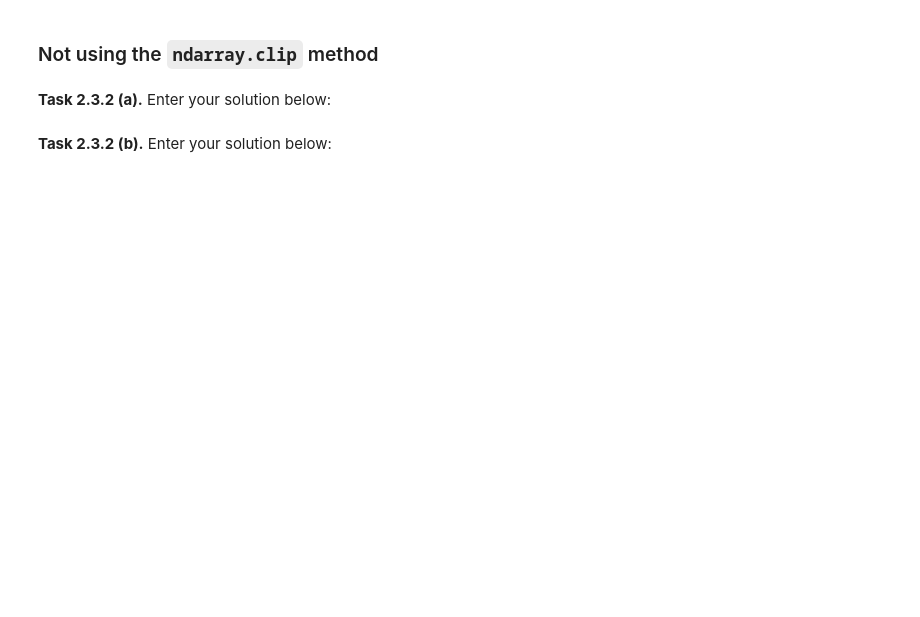
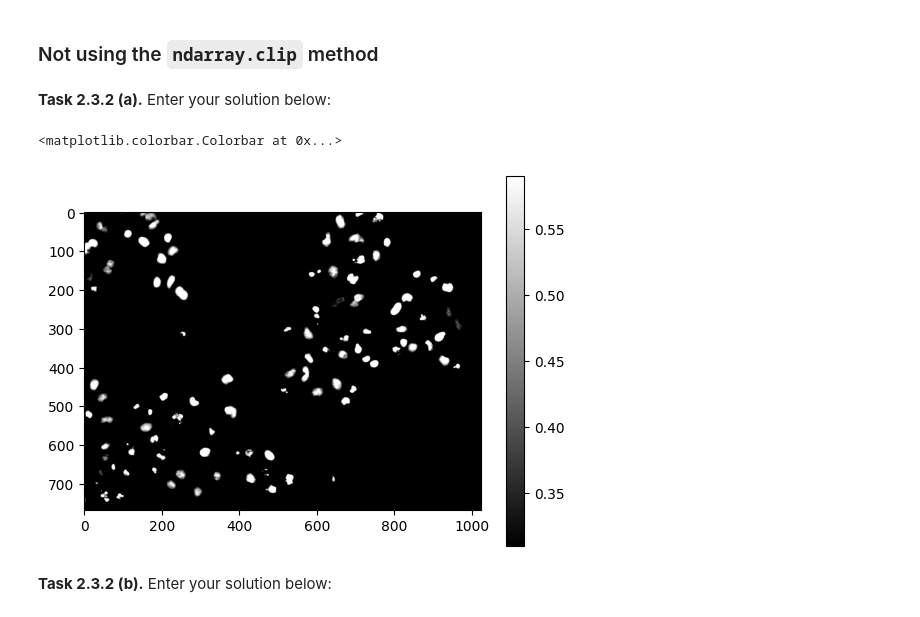
Before and after one commit to SophiaMohr/mobi-fs3-python, a Jupyter notebook: task2.ipynb, the cells around one changed output. Drawn from its saved outputs; the diff is of its cells as text; code cells hidden in the pictures; blank space fills up the shorter version.

```diff
--- a/task2.ipynb
+++ b/task2.ipynb
@@ -39,5 +67,23 @@ T2 = 0.59
 ### Not using the `ndarray.clip` method
 # %% [markdown]
 **<a id="#">Task 2.3.2 (a).</a>** Enter your solution below:
+# %%
+c2 = img.copy()
+width = c2.shape[0]
+height = c2.shape[1]
+x = 0;
+y = 0;
+for y in range(0, height):
+    for x in range(0, width):
+        if c2[x,y] < T1:
+            c2[x,y] = T1
+        if c2[x,y] > T2:
+            c2[x,y] = T2
+
+plt.imshow(c2, 'grey')
+plt.colorbar()
+# %% [output]
+<matplotlib.colorbar.Colorbar at 0x...>
+[figure, added]
 # %% [markdown]
 **<a id="#">Task 2.3.2 (b).</a>** Enter your solution below:
```
Also changed, not shown: parts of 8 cells of this notebook.
